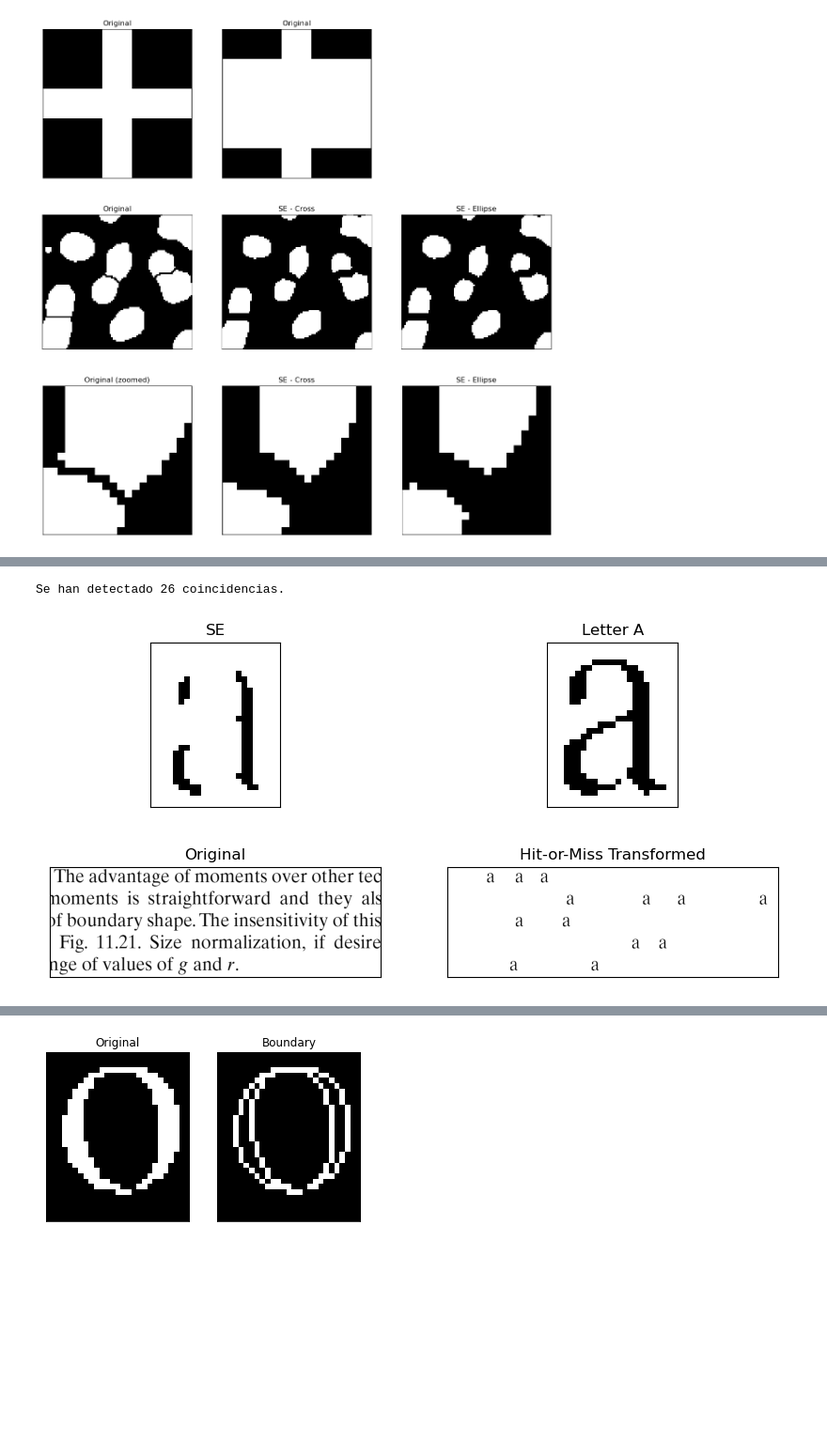
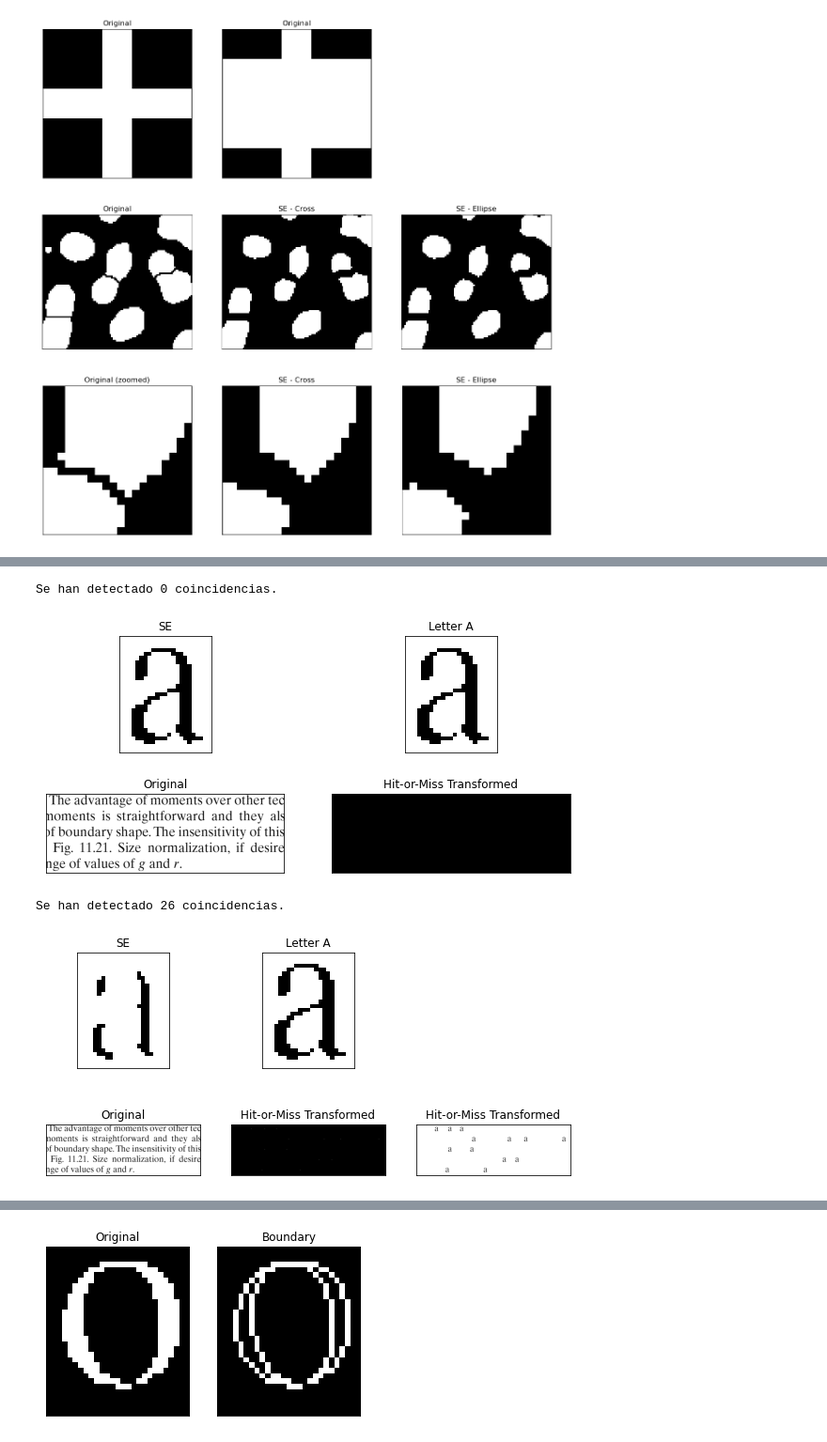
Before and after one commit to lfgutierrezg/TIA2023, a Jupyter notebook: T3_Morfologia_Matematica/Morfologia_Matematica_Ejercicios_Taller.ipynb, the cells around one changed output, grey strips where cells are left out. Shown at 94% size. Saved outputs shown, nothing was run; the diff lists cells and outputs as text; code cells hidden in the pictures; blank space fills up the shorter version.

```diff
--- a/T3_Morfologia_Matematica/Morfologia_Matematica_Ejercicios_Taller.ipynb
+++ b/T3_Morfologia_Matematica/Morfologia_Matematica_Ejercicios_Taller.ipynb
@@ -228,48 +249,87 @@ plt.show()
 <img src='figs/hom.png' style='width:715px;height:1161px'>
 <p style='font-size:80%'><i>Tomado de: Gonzalez, R.; Woods, R. Digital Image Processing. The Hit-or-Miss Transformation. 3ed. Pearson Prentice Hall.</i></p>
 <p>Para implementar esta transformación, se utiliza <i>cv2.MORPH_HITMISS</i> como argumento de operación en la función <i>cv2.morphologyEx</i>.</p>
+# %%
+# Se adquiere la imagen en escala de grises
+img = cv2.imread('figs/dilationt1.png',0)
+# Se realiza una umbralización para que la imagen quede en formato binario y se invierten sus colores para que el texto
+# quede de color blanco y el fondo negro.
+ret,img_th = cv2.threshold(img,127,255,cv2.THRESH_BINARY_INV)
+
+#Hit-or-Miss
+sel = cv2.imread('figs/sehom2.png',0) # SE del patrón que se desea adquirir
+
+# Se modifica el SE en caso de que sus dimensiones en x o en y sean pares (el SE debe ser impar en todas sus dimensiones)
+if (sel.shape[0]%2) == 0:
+    sel = sel[:sel.shape[0]-1,:]
+if (sel.shape[1]%2) == 0:
+    sel = sel[:,:sel.shape[1]-1]
+
+# Se umbraliza a formato binario el SE y se invierten sus valores para que coincida
+ret,sel = cv2.threshold(sel,127,255,cv2.THRESH_BINARY_INV)
+# El SE debe solo contener valores entre 0 y 1 por lo que se debe normalizar
+se = sel//255
+
+# Se aplica el algorítmo Hit or Miss
+img_hom = cv2.morphologyEx(img_th,cv2.MORPH_HITMISS,se)
+
+# Esta seccion de código imprime el elemento estructurante original en el punto de coincidencia ubicado por
+# el algorítmo Hit or Miss
+img_res = np.zeros(img.shape)    #Array to store processed image
+h = se.shape[0]//2               #Half the height of SE
+w = se.shape[1]//2               #Half the width of SE
+counter = 0
+for i in range(img.shape[0]):
+    for j in range(img.shape[1]):
+        if img_hom[i,j] == 255:
+            if j>=w:             # fixes matching bugs at image borders
+                img_res[i-h:i+h+1,j-w:j+w+1] = sel
+                counter += 1
+img_res = 255-img_res # Devuelve la imagen de texto a su estado original
+
+print(f"Se han detectado {counter} coincidencias.")
+
+#Plot
+plt.figure(figsize=(10,5))
+plt.subplot(221),plt.title('SE'),plt.imshow(255-se,cmap='gray'),plt.xticks([]),plt.yticks([])
+plt.subplot(222),plt.title('Letter A'),plt.imshow(255-sel,cmap='gray'),plt.xticks([]),plt.yticks([])
+plt.subplot(223),plt.title('Original'),plt.imshow(img,cmap='gray'),plt.xticks([]),plt.yticks([])
+plt.subplot(224),plt.title('Hit-or-Miss Transformed'),plt.imshow(img_hom,cmap='gray'),plt.xticks([]),plt.yticks([])
+plt.show()
+# %% [output]
+Se han detectado 0 coincidencias.
+[figure, added]
 # %%
-img = cv2.imread('figs/dilationt1.png',0)
-ret,img_th = cv2.threshold(img,127,255,cv2.THRESH_BINARY_INV)
 
-#Hit-or-Miss
-sel = cv2.imread('figs/sehom2.png',0)
-
-if (sel.shape[0]%2) == 0:
-    sel = sel[:sel.shape[0]-1,:]
-if (sel.shape[1]%2) == 0:
-    sel = sel[:,:sel.shape[1]-1] #Assigns odd dimensions to SE
-
-ret,sel = cv2.threshold(sel,127,255,cv2.THRESH_BINARY_INV)
-se = sel//255                    #SE must contain 0s and 1s only
-
+# Si se aplica el elemento estructurante tal cual como se plantea, es demasiasdo restrictivo. Y como se puede ver en el
+# resultado anterior, no arroja ningún resultado po rlo que se decide cambiar el SE a uno más permisivo.
 se_aux = np.asarray([[1,1],[1,1]])
-se = cv2.erode(se,se_aux)        #SE is eroded to allow a more flexible match
+se = cv2.erode(se,se_aux)
 
 img_hom = cv2.morphologyEx(img_th,cv2.MORPH_HITMISS,se)
 
 img_res = np.zeros(img.shape)    #Array to store processed image
 h = se.shape[0]//2               #Half the height of SE
 w = se.shape[1]//2               #Half the width of SE
-
 counter = 0
 for i in range(img.shape[0]):
     for j in range(img.shape[1]):
         if img_hom[i,j] == 255:
             if j>=w:             # fixes matching bugs at image borders
                 img_res[i-h:i+h+1,j-w:j+w+1] = sel
                 counter += 1
 img_res = 255-img_res
 
 print(f"Se han detectado {counter} coincidencias.")
 
 #Plot
 plt.figure(figsize=(10,5))
-plt.subplot(221),plt.title('SE'),plt.imshow(255-se,cmap='gray'),plt.xticks([]),plt.yticks([])
-plt.subplot(222),plt.title('Letter A'),plt.imshow(255-sel,cmap='gray'),plt.xticks([]),plt.yticks([])
-plt.subplot(223),plt.title('Original'),plt.imshow(img,cmap='gray'),plt.xticks([]),plt.yticks([])
-plt.subplot(224),plt.title('Hit-or-Miss Transformed'),plt.imshow(img_res,cmap='gray'),plt.xticks([]),plt.yticks([])
+plt.subplot(231),plt.title('SE'),plt.imshow(255-se,cmap='gray'),plt.xticks([]),plt.yticks([])
+plt.subplot(232),plt.title('Letter A'),plt.imshow(255-sel,cmap='gray'),plt.xticks([]),plt.yticks([])
+plt.subplot(234),plt.title('Original'),plt.imshow(img,cmap='gray'),plt.xticks([]),plt.yticks([])
+plt.subplot(235),plt.title('Hit-or-Miss Transformed'),plt.imshow(img_hom,cmap='gray'),plt.xticks([]),plt.yticks([])
+plt.subplot(236),plt.title('Hit-or-Miss Transformed'),plt.imshow(img_res,cmap='gray'),plt.xticks([]),plt.yticks([])
 plt.show()
 # %% [output]
 Se han detectado 26 coincidencias.
-[figure, old version]
+[figure, new version]
```
Also changed, not shown: parts of 16 cells of this notebook, 3 other files.
